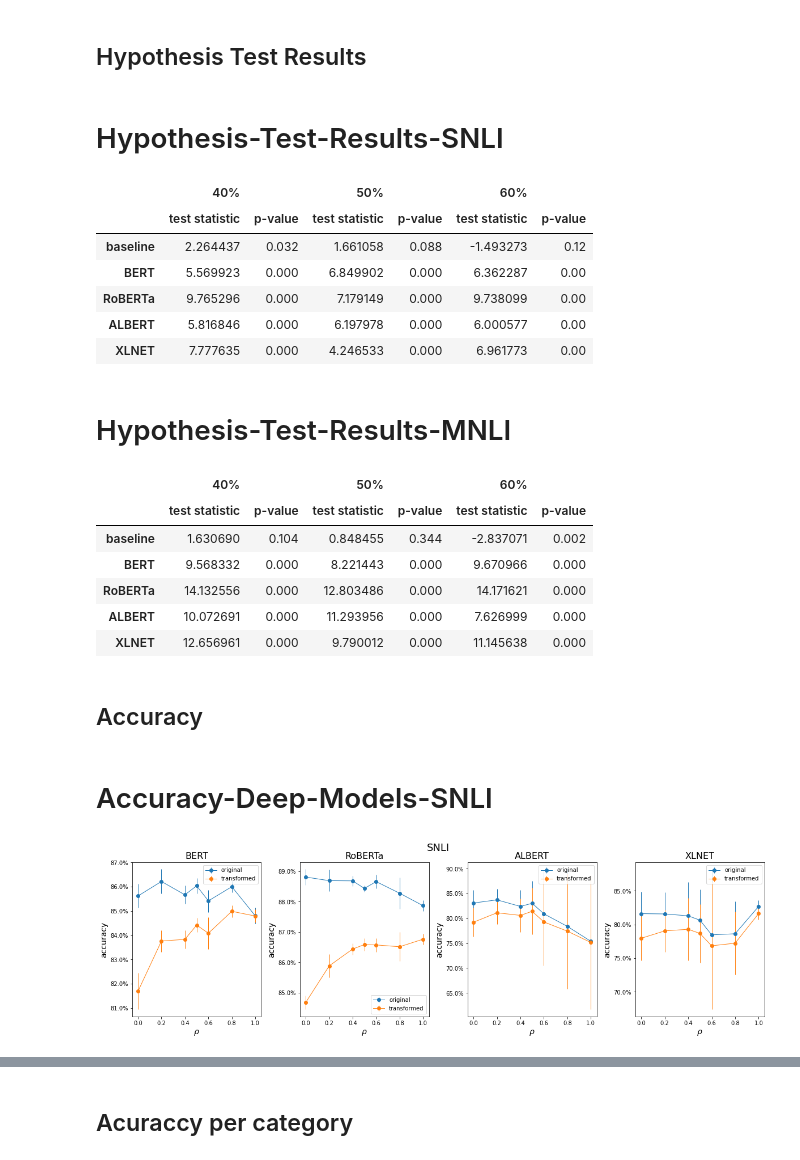
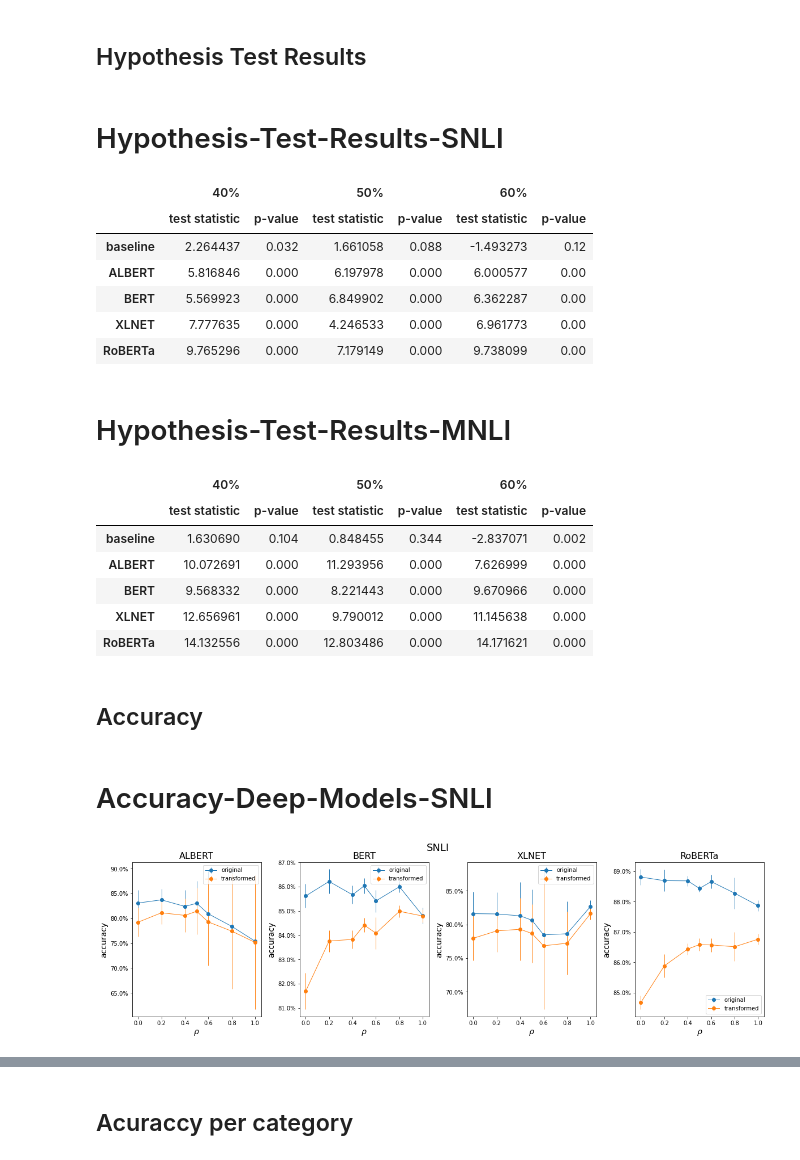
Before and after one commit to lukewanless/looking-for-equivalences, a Jupyter notebook: src/analysis1_quantitative_results.ipynb, the cells around one changed output, grey strips where cells are left out. Drawn from its saved outputs; the diff is of its cells as text; code cells hidden in the pictures.

```diff
--- a/src/analysis1_quantitative_results.ipynb
+++ b/src/analysis1_quantitative_results.ipynb
@@ -643,6 +658,7 @@ for model in models:
     obs = table.set_index(["model"]).xs(model).drop(columns=[r'$\rho$']).values.flatten()
     new_obs.append(obs)
 final_table = pd.DataFrame(new_obs,columns=columns, index=models)
+final_table = final_table.loc[sort_models]
 
 display(Markdown("# Hypothesis-Test-Results-SNLI"))
 display(HTML(final_table.to_html()))
@@ -651,10 +667,10 @@ display(HTML(final_table.to_html()))
 |  | 40% |  | 50% |  | 60% |  |
 |  | test statistic | p-value | test statistic | p-value | test statistic | p-value |
 | baseline | 2.264437 | 0.032 | 1.661058 | 0.088 | -1.493273 | 0.12 |
+| ALBERT | 5.816846 | 0.000 | 6.197978 | 0.000 | 6.000577 | 0.00 |
 | BERT | 5.569923 | 0.000 | 6.849902 | 0.000 | 6.362287 | 0.00 |
+| XLNET | 7.777635 | 0.000 | 4.246533 | 0.000 | 6.961773 | 0.00 |
 | RoBERTa | 9.765296 | 0.000 | 7.179149 | 0.000 | 9.738099 | 0.00 |
-| ALBERT | 5.816846 | 0.000 | 6.197978 | 0.000 | 6.000577 | 0.00 |
-| XLNET | 7.777635 | 0.000 | 4.246533 | 0.000 | 6.961773 | 0.00 |
 # %%
 obs_l = []
 
@@ -694,6 +710,9 @@ for model in models:
     obs = table.set_index(["model"]).xs(model).drop(columns=[r'$\rho$']).values.flatten()
     new_obs.append(obs)
 final_table = pd.DataFrame(new_obs,columns=columns, index=models)
+final_table = final_table.loc[sort_models]
+
+
 display(Markdown("# Hypothesis-Test-Results-MNLI"))
 display(HTML(final_table.to_html()))
 # %% [output]
@@ -701,10 +720,10 @@ display(HTML(final_table.to_html()))
 |  | 40% |  | 50% |  | 60% |  |
 |  | test statistic | p-value | test statistic | p-value | test statistic | p-value |
 | baseline | 1.630690 | 0.104 | 0.848455 | 0.344 | -2.837071 | 0.002 |
+| ALBERT | 10.072691 | 0.000 | 11.293956 | 0.000 | 7.626999 | 0.000 |
 | BERT | 9.568332 | 0.000 | 8.221443 | 0.000 | 9.670966 | 0.000 |
+| XLNET | 12.656961 | 0.000 | 9.790012 | 0.000 | 11.145638 | 0.000 |
 | RoBERTa | 14.132556 | 0.000 | 12.803486 | 0.000 | 14.171621 | 0.000 |
-| ALBERT | 10.072691 | 0.000 | 11.293956 | 0.000 | 7.626999 | 0.000 |
-| XLNET | 12.656961 | 0.000 | 9.790012 | 0.000 | 11.145638 | 0.000 |
 # %% [markdown]
 ## Accuracy
 # %%
@@ -872,58 +891,58 @@ for i in tqdm(batchs):
 
 acc_snli_xlnet = pd.concat(acc_snli_xlnet, 1)
 acc_snli_xlnet.columns = batchs
 
 acc_t_snli_xlnet = pd.concat(acc_t_snli_xlnet, 1)
 acc_t_snli_xlnet.columns = batchs
 
 
 diff_snli_xlnet = pd.concat(diff_snli_xlnet, 1)
 diff_snli_xlnet.columns = batchs
 
 # PLOT
 
 fig, ax = plt.subplots(1,4, figsize=(20,5))
-ax[0].errorbar(acc_snli_bert.index, acc_snli_bert.mean(1), yerr=acc_snli_bert.std(1), fmt='-o', linewidth=1.00, label="original");
-ax[0].errorbar(acc_t_snli_bert.index, acc_t_snli_bert.mean(1), yerr=acc_t_snli_bert.std(1), fmt='-o', linewidth=1.00, label="transformed");
+ax[1].errorbar(acc_snli_bert.index, acc_snli_bert.mean(1), yerr=acc_snli_bert.std(1), fmt='-o', linewidth=1.00, label="original");
+ax[1].errorbar(acc_t_snli_bert.index, acc_t_snli_bert.mean(1), yerr=acc_t_snli_bert.std(1), fmt='-o', linewidth=1.00, label="transformed");
+ax[1].set_xlabel(r"$\rho$", fontsize=14);
+ax[1].set_ylabel("accuracy", fontsize=14);
+ax[1].legend(loc="best");
+ax[1].set_title("BERT", fontsize=16);
+ax[1].yaxis.set_major_formatter(FuncFormatter(y_axis_formatter))
+
+
+ax[3].errorbar(acc_snli_roberta.index, acc_snli_roberta.mean(1), yerr=acc_snli_roberta.std(1), fmt='-o', linewidth=1.00, label="original");
+ax[3].errorbar(acc_t_snli_roberta.index, acc_t_snli_roberta.mean(1), yerr=acc_t_snli_roberta.std(1), fmt='-o', linewidth=1.00, label="transformed");
+ax[3].set_xlabel(r"$\rho$", fontsize=14);
+ax[3].set_ylabel("accuracy", fontsize=14);
+ax[3].legend(loc="best");
+ax[3].set_title("RoBERTa", fontsize=16);
+ax[3].yaxis.set_major_formatter(FuncFormatter(y_axis_formatter))
+
+
+ax[0].errorbar(acc_snli_albert.index, acc_snli_albert.mean(1), yerr=acc_snli_albert.std(1), fmt='-o', linewidth=1.00, label="original");
+ax[0].errorbar(acc_t_snli_albert.index, acc_t_snli_albert.mean(1), yerr=acc_t_snli_albert.std(1), fmt='-o', linewidth=1.00, label="transformed");
 ax[0].set_xlabel(r"$\rho$", fontsize=14);
 ax[0].set_ylabel("accuracy", fontsize=14);
 ax[0].legend(loc="best");
-ax[0].set_title("BERT", fontsize=16);
+ax[0].set_title("ALBERT", fontsize=16);
 ax[0].yaxis.set_major_formatter(FuncFormatter(y_axis_formatter))
 
-
-ax[1].errorbar(acc_snli_roberta.index, acc_snli_roberta.mean(1), yerr=acc_snli_roberta.std(1), fmt='-o', linewidth=1.00, label="original");
-ax[1].errorbar(acc_t_snli_roberta.index, acc_t_snli_roberta.mean(1), yerr=acc_t_snli_roberta.std(1), fmt='-o', linewidth=1.00, label="transformed");
-ax[1].set_xlabel(r"$\rho$", fontsize=14);
-ax[1].set_ylabel("accuracy", fontsize=14);
-ax[1].legend(loc="best");
-ax[1].set_title("RoBERTa", fontsize=16);
-ax[1].yaxis.set_major_formatter(FuncFormatter(y_axis_formatter))
-
-
-ax[2].errorbar(acc_snli_albert.index, acc_snli_albert.mean(1), yerr=acc_snli_albert.std(1), fmt='-o', linewidth=1.00, label="original");
-ax[2].errorbar(acc_t_snli_albert.index, acc_t_snli_albert.mean(1), yerr=acc_t_snli_albert.std(1), fmt='-o', linewidth=1.00, label="transformed");
+ax[2].errorbar(acc_snli_xlnet.index, acc_snli_xlnet.mean(1), yerr=acc_snli_xlnet.std(1), fmt='-o', linewidth=1.00, label="original");
+ax[2].errorbar(acc_t_snli_xlnet.index, acc_t_snli_xlnet.mean(1), yerr=acc_t_snli_xlnet.std(1), fmt='-o', linewidth=1.00, label="transformed");
 ax[2].set_xlabel(r"$\rho$", fontsize=14);
 ax[2].set_ylabel("accuracy", fontsize=14);
 ax[2].legend(loc="best");
-ax[2].set_title("ALBERT", fontsize=16);
+ax[2].set_title("XLNET", fontsize=16);
 ax[2].yaxis.set_major_formatter(FuncFormatter(y_axis_formatter))
-
-ax[3].errorbar(acc_snli_xlnet.index, acc_snli_xlnet.mean(1), yerr=acc_snli_xlnet.std(1), fmt='-o', linewidth=1.00, label="original");
-ax[3].errorbar(acc_t_snli_xlnet.index, acc_t_snli_xlnet.mean(1), yerr=acc_t_snli_xlnet.std(1), fmt='-o', linewidth=1.00, label="transformed");
-ax[3].set_xlabel(r"$\rho$", fontsize=14);
-ax[3].set_ylabel("accuracy", fontsize=14);
-ax[3].legend(loc="best");
-ax[3].set_title("XLNET", fontsize=16);
-ax[3].yaxis.set_major_formatter(FuncFormatter(y_axis_formatter))
 plt.subplots_adjust(hspace=0.2, wspace=0.3);
 
 plt.figtext(0.5, 0.95, 'SNLI', ha='center', va='center',fontsize=18);
 fig.savefig('figs/paper/snli_acc.png', bbox_inches=None, pad_inches=0.5)
 display(Markdown("# Accuracy-Deep-Models-SNLI"))
 # %% [output]
 # Accuracy-Deep-Models-SNLI
-[figure, old version]
+[figure, new version]
 # %%
 # MNLI
 
```
Also changed, not shown: parts of 10 cells of this notebook, 7 other files.
